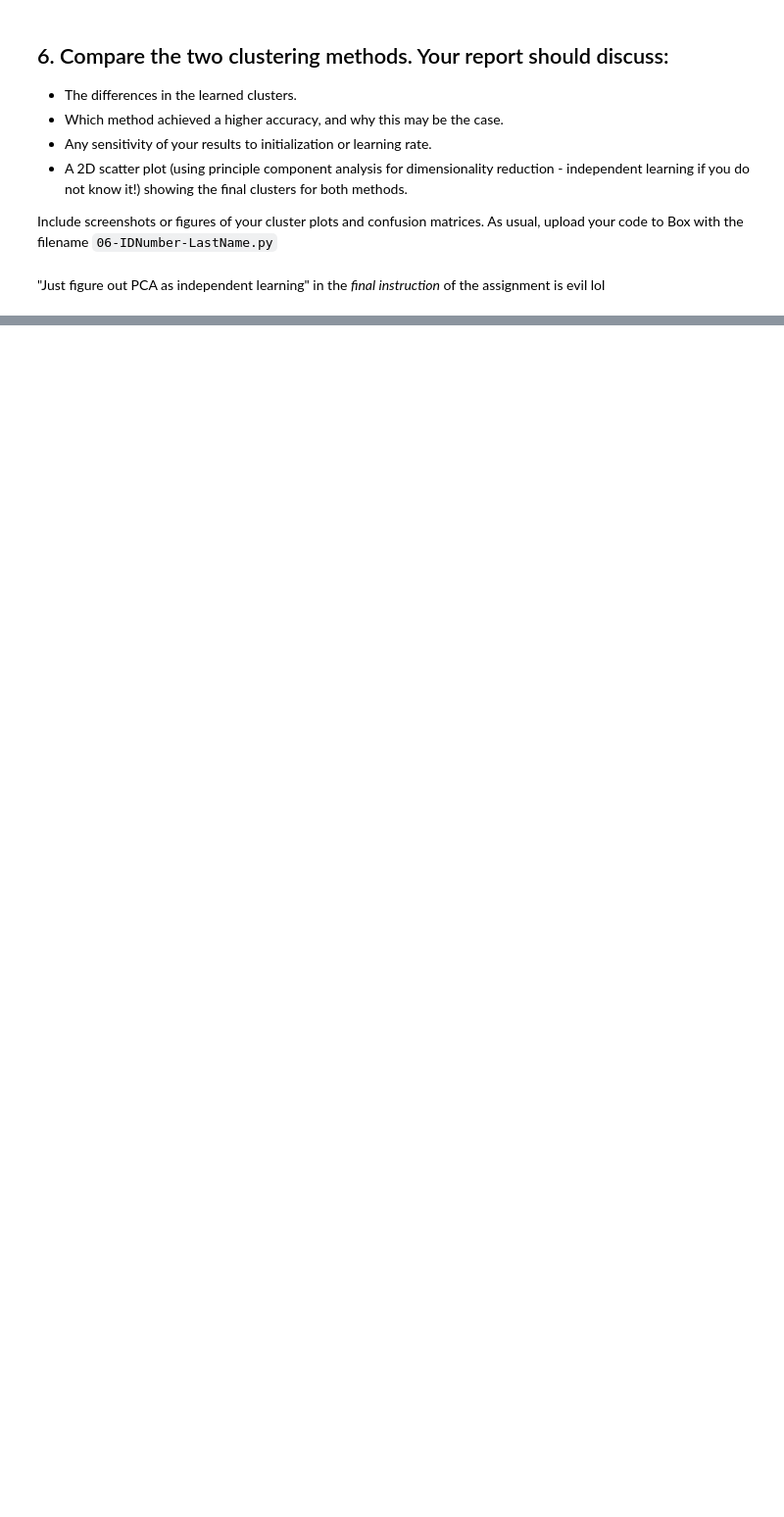
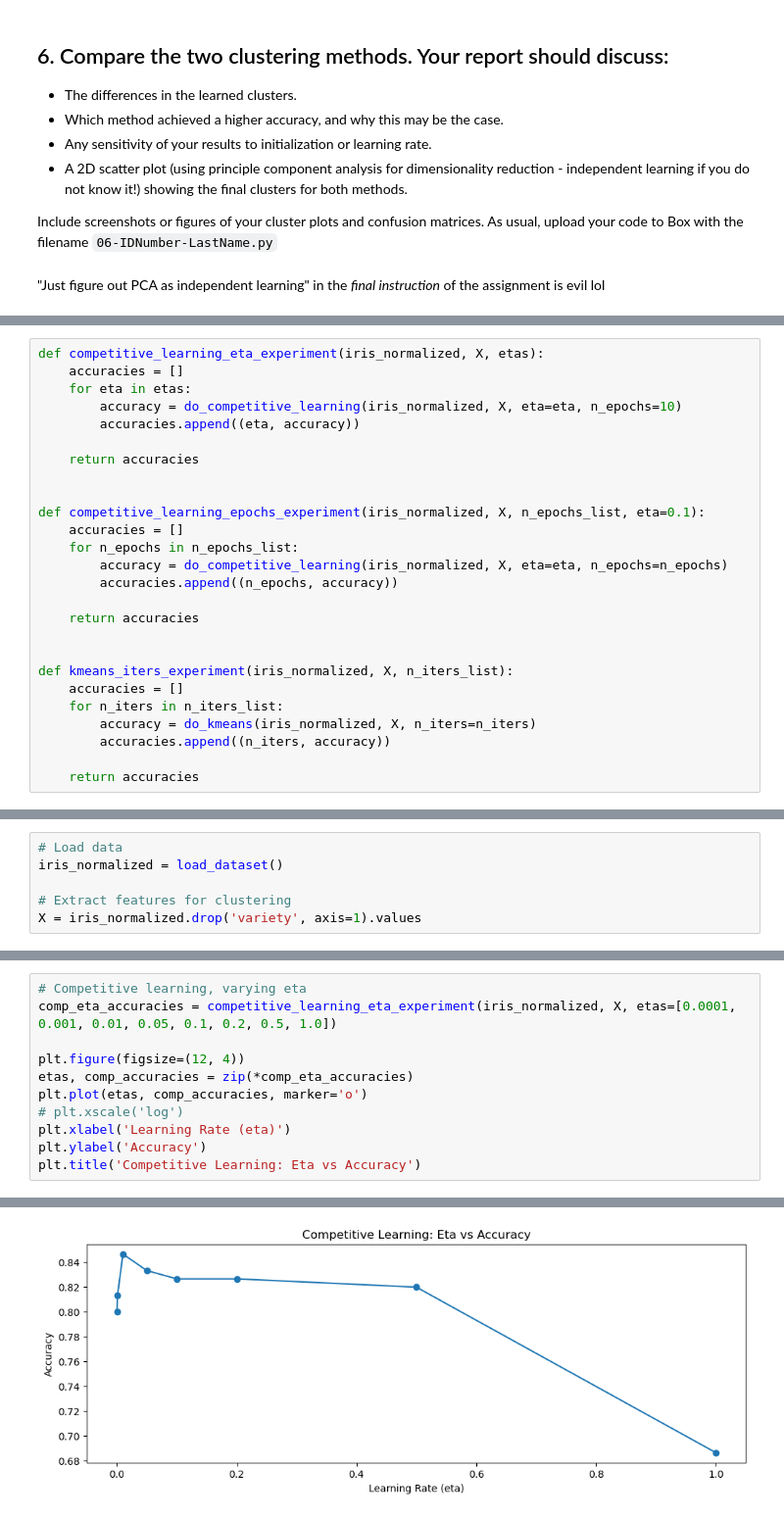
Before and after one commit to ajbyrnes/cs559, a Jupyter notebook: hw6/hw6.ipynb, the cells around one changed output, grey strips where cells are left out. Shown at 98% size. Drawn from its saved outputs; the diff is of its cells as text; blank space fills up the shorter version.

```diff
--- a/hw6/hw6.ipynb
+++ b/hw6/hw6.ipynb
@@ -357,0 +271,26 @@ Include screenshots or figures of your cluster plots and confusion matrices. As
+# %%
+def competitive_learning_eta_experiment(iris_normalized, X, etas):
+    accuracies = []
+    for eta in etas:
+        accuracy = do_competitive_learning(iris_normalized, X, eta=eta, n_epochs=10)
+        accuracies.append((eta, accuracy))
+
+    return accuracies
+
+
+def competitive_learning_epochs_experiment(iris_normalized, X, n_epochs_list, eta=0.1):
+    accuracies = []
+    for n_epochs in n_epochs_list:
+        accuracy = do_competitive_learning(iris_normalized, X, eta=eta, n_epochs=n_epochs)
+        accuracies.append((n_epochs, accuracy))
+
+    return accuracies
+
+
+def kmeans_iters_experiment(iris_normalized, X, n_iters_list):
+    accuracies = []
+    for n_iters in n_iters_list:
+        accuracy = do_kmeans(iris_normalized, X, n_iters=n_iters)
+        accuracies.append((n_iters, accuracy))
+
+    return accuracies
@@ -357,0 +299,6 @@ Include screenshots or figures of your cluster plots and confusion matrices. As
+# %%
+# Load data
+iris_normalized = load_dataset()
+
+# Extract features for clustering
+X = iris_normalized.drop('variety', axis=1).values
@@ -357,0 +309,12 @@ Include screenshots or figures of your cluster plots and confusion matrices. As
+# %%
+# Competitive learning, varying eta
+comp_eta_accuracies = competitive_learning_eta_experiment(iris_normalized, X, etas=[0.0001, 0.001, 0.01, 0.05, 0.1, 0.2, 0.5, 1.0])
+
+plt.figure(figsize=(12, 4))
+etas, comp_accuracies = zip(*comp_eta_accuracies)
+plt.plot(etas, comp_accuracies, marker='o')
+# plt.xscale('log')
+plt.xlabel('Learning Rate (eta)')
+plt.ylabel('Accuracy')
+plt.title('Competitive Learning: Eta vs Accuracy')
+# %% [output]
@@ -357,0 +339 @@ Include screenshots or figures of your cluster plots and confusion matrices. As
+[figure, added]
```
Also changed, not shown: parts of 20 cells of this notebook, 3 other files.
